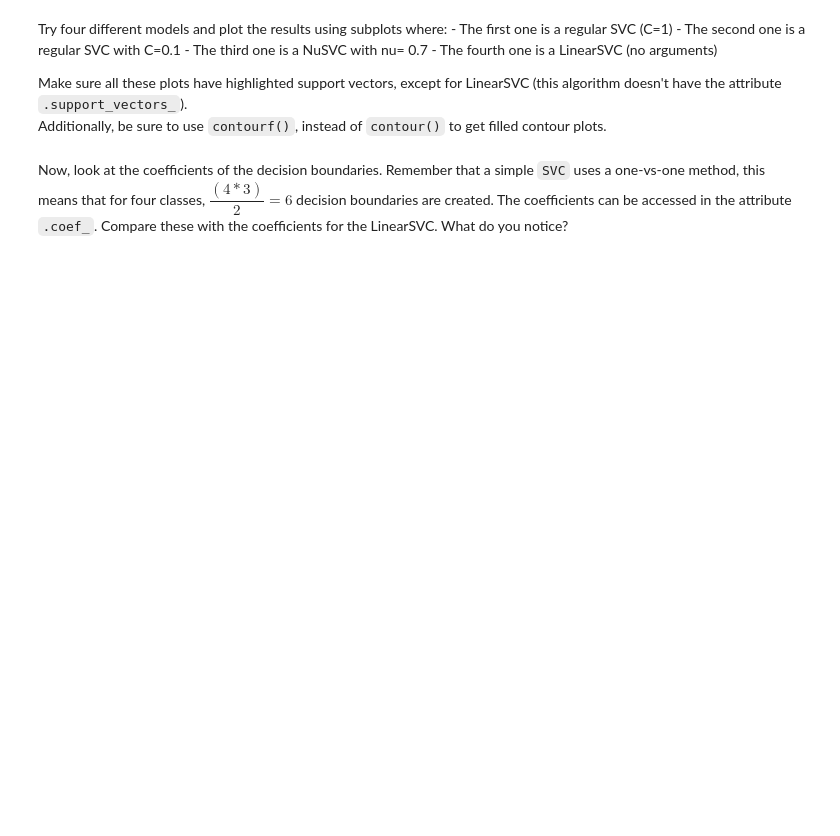
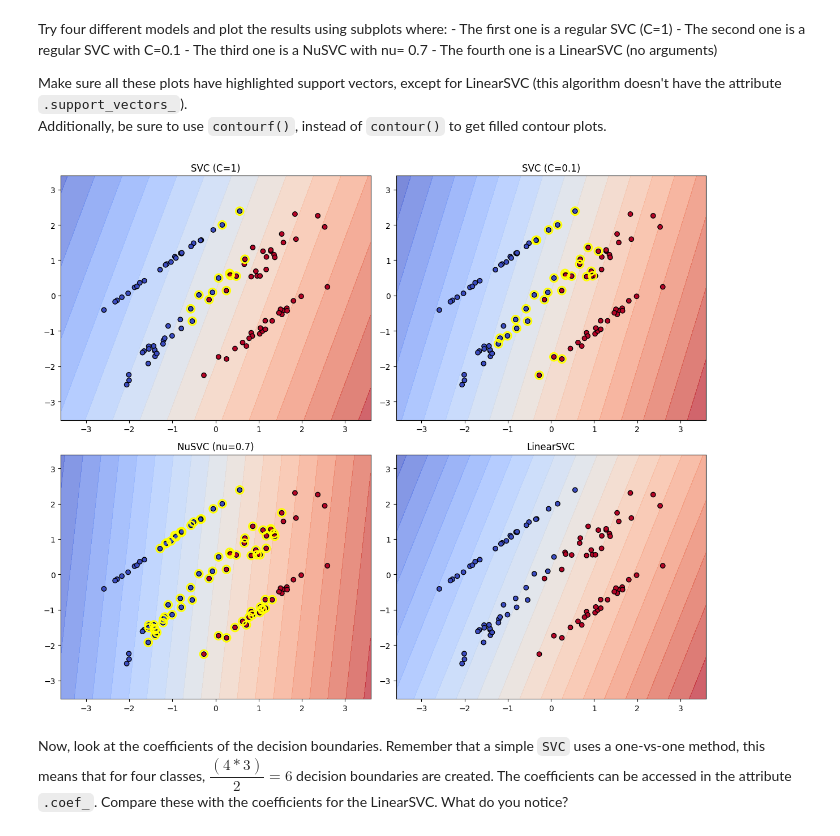
Before and after one commit to Philipmwasi/DSC-Gen-Labs, a Jupyter notebook: dsc-building-an-svm-using-scikit-learn-lab-master/index.ipynb, the cells around one changed output. Cells and saved outputs as stored; diff of their text form; code cells hidden in the pictures; blank space fills up the shorter version.

```diff
--- a/dsc-building-an-svm-using-scikit-learn-lab-master/index.ipynb
+++ b/dsc-building-an-svm-using-scikit-learn-lab-master/index.ipynb
@@ -245,2 +275,53 @@ Additionally, be sure to use `contourf()`, instead of `contour()` to get filled
+# %%
+from sklearn.svm import SVC, NuSVC, LinearSVC
+from sklearn.datasets import make_classification
+
+# Generate synthetic data
+X, y = make_classification(n_samples=100, n_features=2, n_classes=2,
+                           n_informative=2, n_redundant=0, random_state=42)
+
+# Define the models
+models = [
+    (SVC(kernel='linear', C=1), "SVC (C=1)"),
+    (SVC(kernel='linear', C=0.1), "SVC (C=0.1)"),
+    (NuSVC(nu=0.7, kernel='linear'), "NuSVC (nu=0.7)"),
+    (LinearSVC(), "LinearSVC")
+]
+
+fig, axes = plt.subplots(2, 2, figsize=(12, 10))
+axes = axes.ravel()
+
+# Create a mesh grid for decision boundaries
+X1, X2 = X[:, 0], X[:, 1]
+X1_min, X1_max = X1.min() - 1, X1.max() + 1
+X2_min, X2_max = X2.min() - 1, X2.max() + 1
+x1_grid, x2_grid = np.meshgrid(np.linspace(X1_min, X1_max, 100),
+                               np.linspace(X2_min, X2_max, 100))
+mesh_points = np.c_[x1_grid.ravel(), x2_grid.ravel()]
+
+# Train models and plot results
+for i, (model, title) in enumerate(models):
+    model.fit(X, y)
+    decision_values = model.decision_function(mesh_points).reshape(x1_grid.shape)
+
+    # Plot filled contour
+    axes[i].contourf(x1_grid, x2_grid, decision_values, levels=20, cmap='coolwarm', alpha=0.7)
+
+    # Scatter data points
+    scatter = axes[i].scatter(X1, X2, c=y, edgecolors='k', cmap='coolwarm')
+
+    # Highlight support vectors (except for LinearSVC)
+    if hasattr(model, "support_vectors_"):
+        axes[i].scatter(model.support_vectors_[:, 0], model.support_vectors_[:, 1],
+                        s=100, facecolors='none', edgecolors='yellow', linewidth=2)
+
+    axes[i].set_title(title)
+    axes[i].set_xlim(X1_min, X1_max)
+    axes[i].set_ylim(X2_min, X2_max)
+
+plt.tight_layout()
+plt.show()
+# %% [output]
+[figure, added]
 # %% [markdown]
 Now, look at the coefficients of the decision boundaries. Remember that a simple `SVC` uses a one-vs-one method, this means that for four classes, $\dfrac{(4 * 3)}{2}= 6$ decision boundaries are created. The coefficients can be accessed in the attribute `.coef_`. Compare these with the coefficients for the LinearSVC. What do you notice?
```
Also changed, not shown: parts of 9 cells of this notebook.
